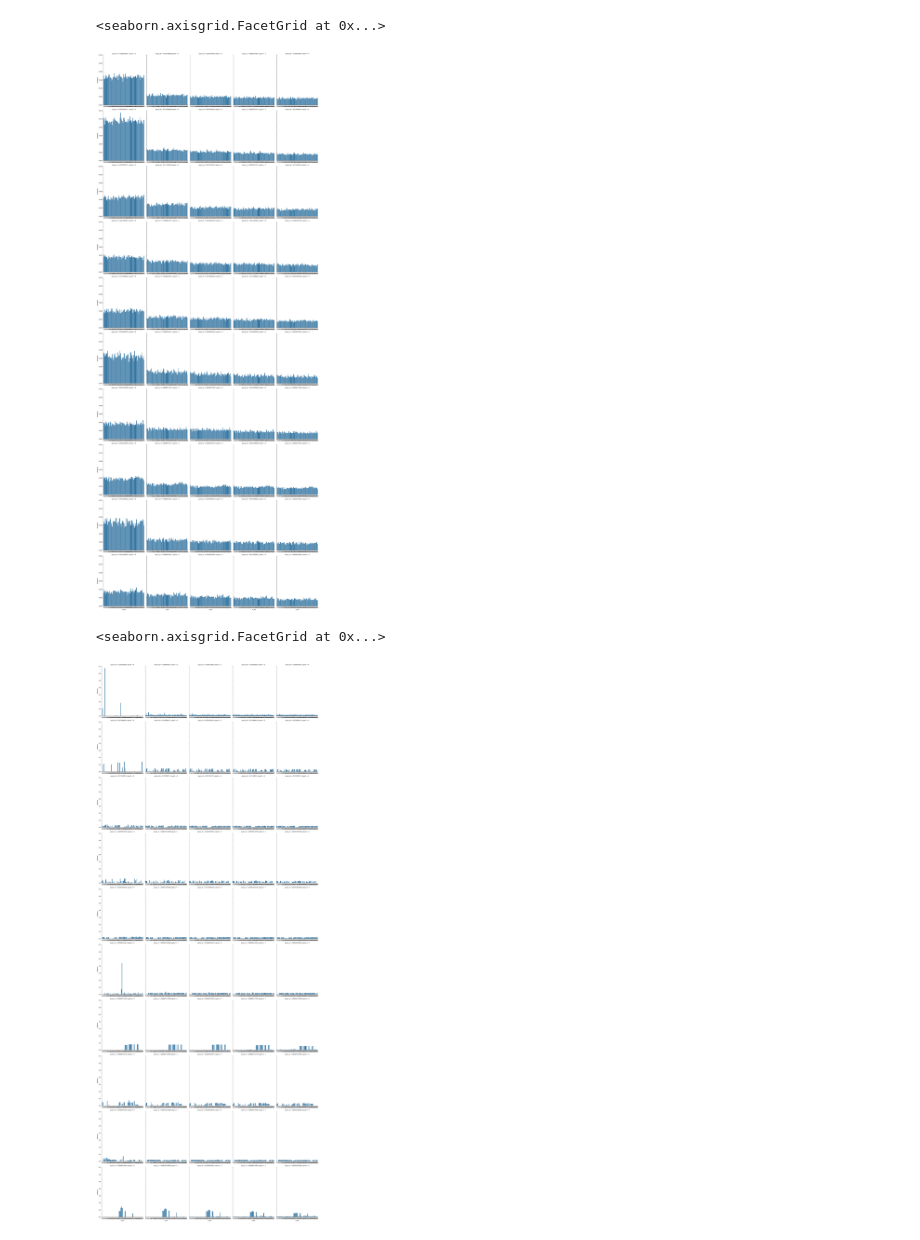
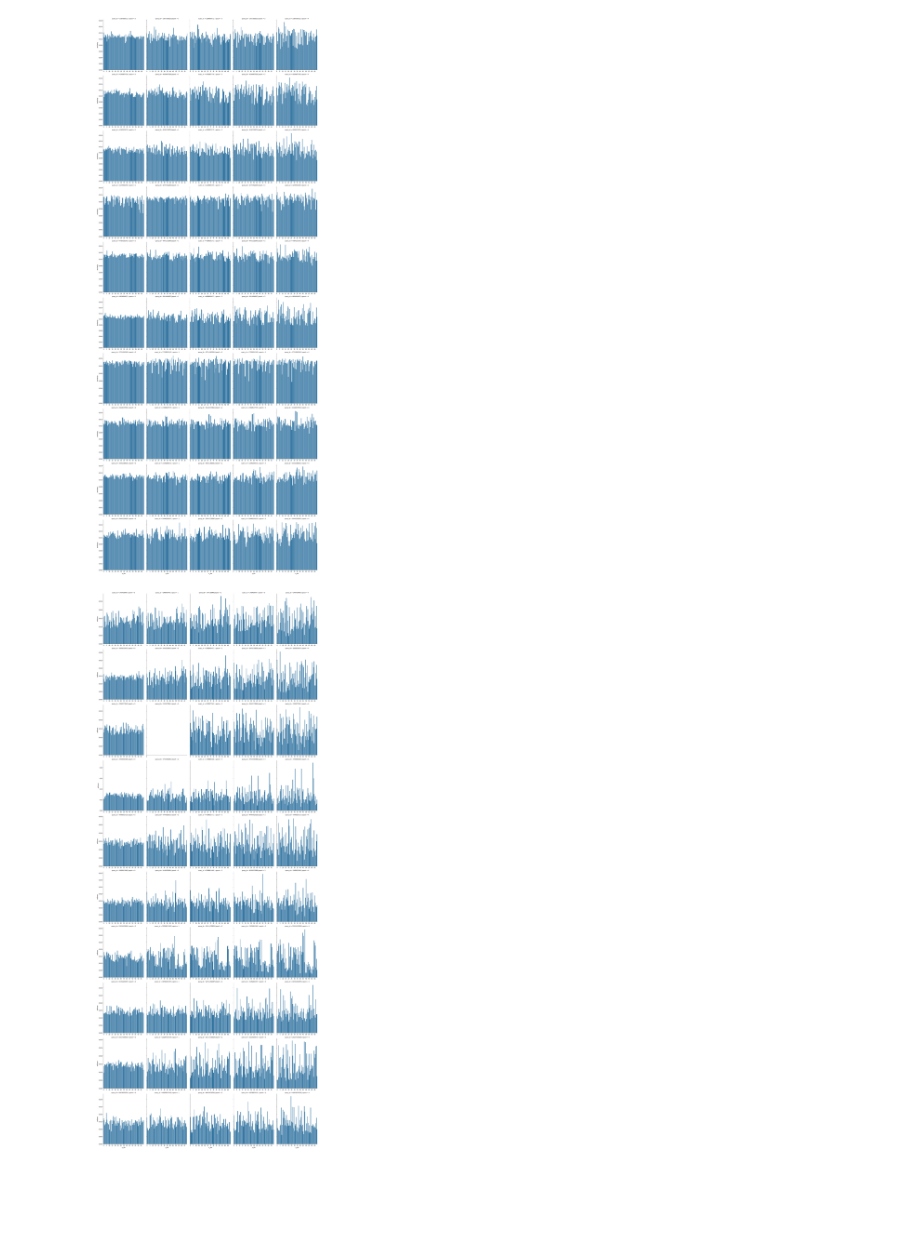
Before and after one commit to ABlack-git/diploma-thesis, a Jupyter notebook: notebooks/network_analysis.ipynb, the cells around one changed output. Drawn from its saved outputs; the diff is of its cells as text; code cells hidden in the pictures; blank space fills up the shorter version.

Commit message:
train without kde layer

```diff
--- a/notebooks/network_analysis.ipynb
+++ b/notebooks/network_analysis.ipynb
@@ -15,4 +16,4 @@ def read_stats(path):
         result.extend(stats)
     return result
 # %%
-stats = read_stats("/home/andrew/Documents/study/thesis/thesis-src/experiments/training/V5_3__Test_sm_temprature/stats")
+stats = read_stats("/home/andrew/Documents/study/thesis/thesis-src/experiments/training/V6_0__Train_no_kde_network/stats")
@@ -39,7 +36,10 @@ def process_stats(stats):
 
         for i, n_id in enumerate(record["neighbours_id"]):
             similarity = record["weights"][i]
-            density = record["density"][i]
+            if record['density'] is not None:
+                density = record["density"][i]
+            else:
+                density = record["density"]
             softmax = np.exp(record["softmax"][i])
             result.append(Record(epoch, query_id, n_id, i, similarity, density, softmax))
     return result
@@ -50,16 +50,23 @@ df = pd.DataFrame(new_stats)
 # %%
 query_id_sample = sample(df.query_id.unique().tolist(),10)
 # %%
-subset=df.loc[df.query_id.isin(query_id_sample)]
+subset=df[df.query_id.isin(query_id_sample)]
+subset = subset[subset.epoch<=4]
 # %%
-g=sns.FacetGrid(data=subset, row="query_id", col="epoch", sharex=False, sharey=True, height=6, aspect=0.8)
+g=sns.FacetGrid(data=subset, row="query_id", col="epoch", sharex=False, sharey="row", height=6, aspect=0.8)
 g.map_dataframe(sns.barplot, x="n_idx", y="similarity")
+
+for ax in g.axes.flat:
+    ax.xaxis.set_major_locator(ticker.MultipleLocator(5))
+    ax.xaxis.set_major_formatter(ticker.ScalarFormatter())
 # %% [output]
-<seaborn.axisgrid.FacetGrid at 0x...>
-[figure, old version]
+[figure, new version]
 # %%
-g=sns.FacetGrid(data=subset, row="query_id", col="epoch", sharex=False, sharey=True, height=6, aspect=0.8)
+g=sns.FacetGrid(data=subset, row="query_id", col="epoch", sharex=False, sharey="row", height=6, aspect=0.8)
 g.map_dataframe(sns.barplot, x="n_idx", y="softmax")
+
+for ax in g.axes.flat:
+    ax.xaxis.set_major_locator(ticker.MultipleLocator(5))
+    ax.xaxis.set_major_formatter(ticker.ScalarFormatter())
 # %% [output]
-<seaborn.axisgrid.FacetGrid at 0x...>
-[figure, old version]
+[figure, new version]
```
Also changed, not shown: parts of 5 cells of this notebook, 21 other files.
